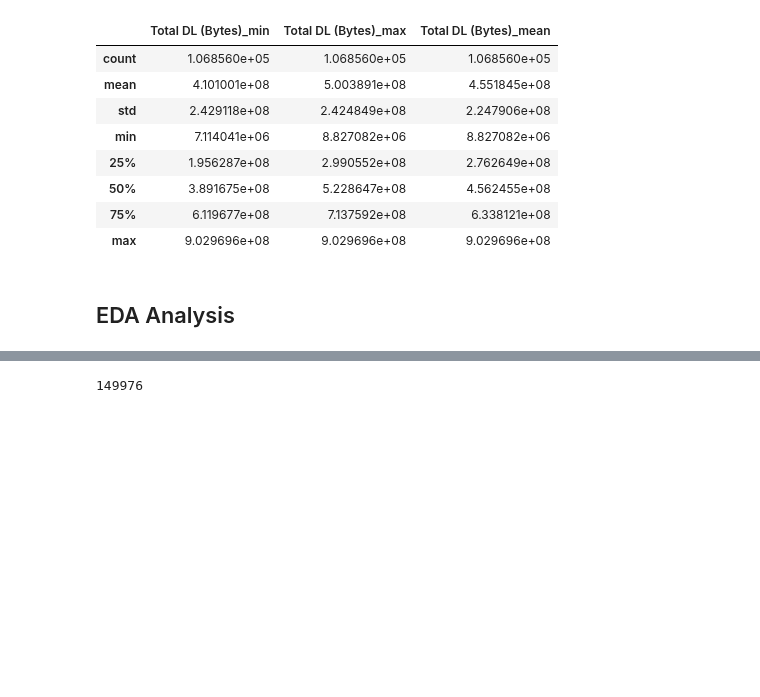
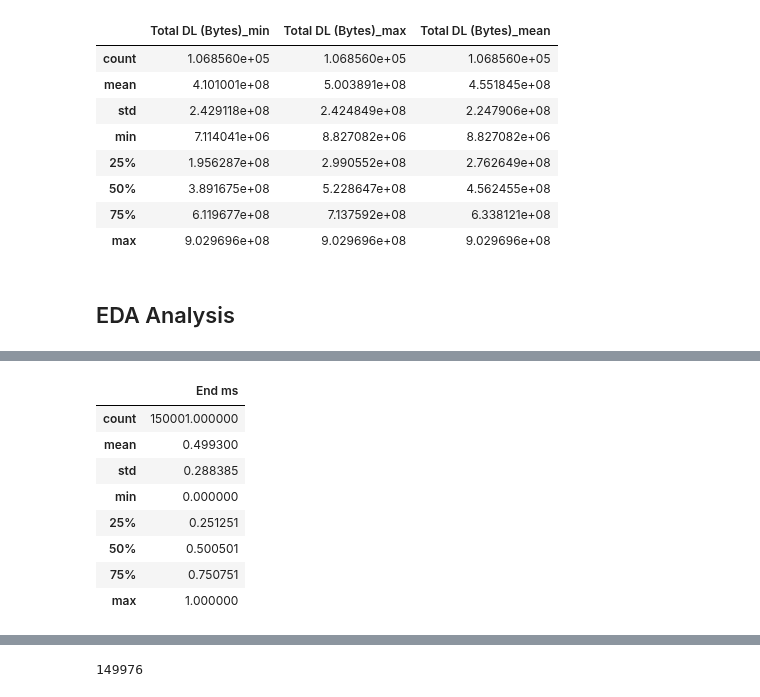
Before and after one commit to tutorialcreation/TelComChallenge, a Jupyter notebook: notebooks/Analysis.ipynb, the cells around one changed output, grey strips where cells are left out. Drawn from its saved outputs; the diff is of its cells as text; code cells hidden in the pictures; blank space fills up the shorter version.

```diff
--- a/notebooks/Analysis.ipynb
+++ b/notebooks/Analysis.ipynb
@@ -295,15 +295,19 @@ aggregation_cols(df,'MSISDN/Number','Total DL (Bytes)',True)
 ## EDA Analysis
 # %%
 #Describe all  relevant variables and associated data types
-## measures of dispersion
-def describe_variable(df,features,type_,x=1):
+# Analyze the basic metrics (mean, median, etc) in the Dataset (explain) &
+# their importance for the global objective.
+# Conduct a Non-Graphical Univariate Analysis by computing dispersion parameters
+# for each quantitative variable and provide useful interpretation.
+
+def non_graphical_univariate(df,features,type_,x=1):
     result = None
     if type_ == "numeric":
-        for i,x in enumerate(features):
+        for i,key in enumerate(features):
             if i == x:
-                result = pd.DataFrame(df[x].describe())
+                result = pd.DataFrame(df[key].describe())
     elif type_ == "categorical":
-        for i,x in enumerate(features):
+        for i,key in enumerate(features):
             if i == x:
-                result =  pd.DataFrame(df[x].describe())
+                result =  pd.DataFrame(df[key].describe())
     return result
@@ -323,0 +326,12 @@ pd.DataFrame(numeric_df['Start ms'].describe())
+# %%
+non_graphical_univariate(numeric_df,numerical_features,"numeric",2)
+# %% [output]
+|  | End ms |
+| count | 150001.000000 |
+| mean | 0.499300 |
+| std | 0.288385 |
+| min | 0.000000 |
+| 25% | 0.251251 |
+| 50% | 0.500501 |
+| 75% | 0.750751 |
+| max | 1.000000 |
```
Also changed, not shown: parts of 35 cells of this notebook.
